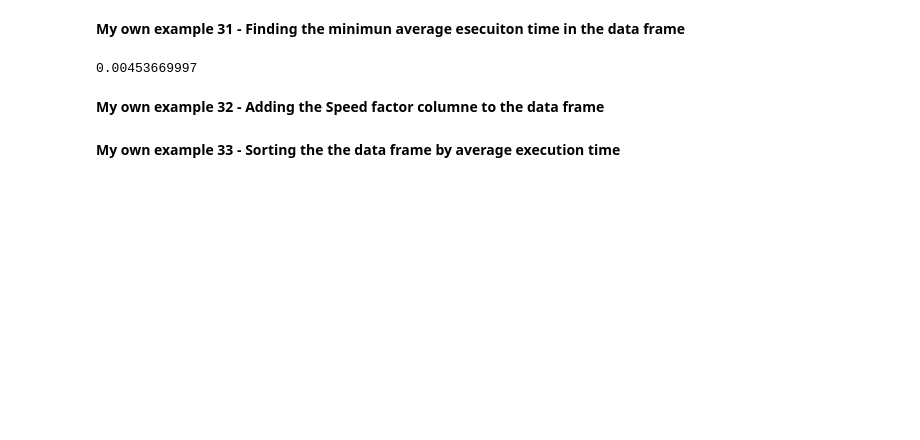
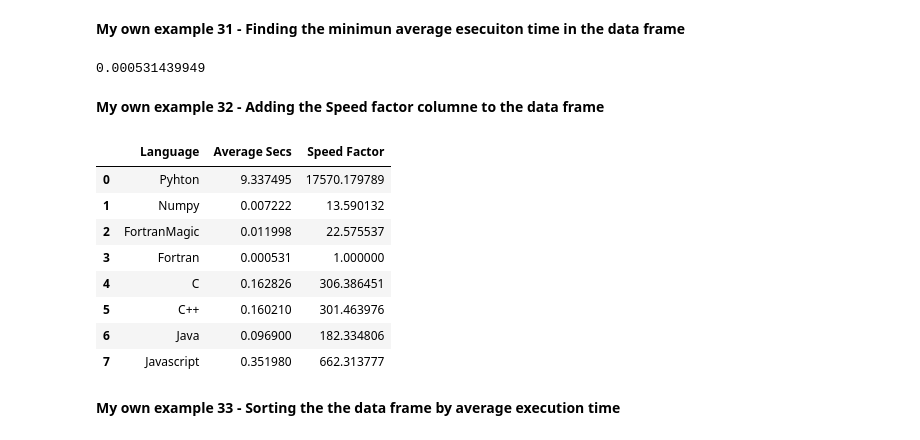
Before and after one commit to Fecry/MetNumUN2024I, a Jupyter notebook: Lab2/crramirezmo_Lab2.ipynb, the cells around one changed output. Saved outputs shown, nothing was run; the diff lists cells and outputs as text; code cells hidden in the pictures; blank space fills up the shorter version.

```diff
--- a/Lab2/crramirezmo_Lab2.ipynb
+++ b/Lab2/crramirezmo_Lab2.ipynb
@@ -529,0 +407,3 @@ Ejecución 10 -> 0.006289383000002147 segundos.
+# %%
+DF_com_time_ex.loc[len(DF_com_time_ex.index)] = ['Numpy', avg/10]
+display(DF_com_time_ex)
@@ -1251,0 +922,27 @@ Writing matMul.js
+# %%
+%%writefile matJavascript.js
+const { performance } = require('perf_hooks');
+const fs = require("fs");
+
+// Crear y rellenar la matriz A
+var count = 10;
+let A = [];
+for (let i = 0; i < 600; i++) {
+    A[i] = [];
+    for (let j = 0; j < 100; j++) {
+        A[i][j] = count + i + j;
+    }
+}
+
+// Crear y rellenar la matriz B
+let B = [];
+for (let i = 0; i < 100; i++) {
+    B[i] = [];
+    for (let j = 0; j < 600; j++) {
+        B[i][j] = count + i + j;
+    }
+}
+
+// Guardar las matrices en un archivo
+let matrices = { A, B };
+fs.writeFileSync('matrices.json', JSON.stringify(matrices));
@@ -1285,0 +1001,10 @@ language_average
+# %%
+import json
+with open("total.json", 'r') as js:
+    total = float(json.load(js))
+
+# Agregar el valor a un diccionario
+DF_com_time_ex = DF_com_time_ex.append({'Language': 'Javascript', 'Average Secs': total}, ignore_index=True)
+
+# Mostrar el DataFrame
+display(DF_com_time_ex)
@@ -1286,9 +1021,11 @@ language_average
 # %% [markdown]
 **My own example 31 - Finding the minimun average esecuiton time in the data frame**
-# %%
-min_time_Language = language_average['Promedio (s)'].min();
-min_time_Language
-# %% [output]
-0.00453669997
+# %%
+
+
+min_avg=min(DF_com_time_ex["Average Secs"])
+min_avg
+# %% [output]
+0.000531439949
 # %% [markdown]
 **My own example 32 - Adding the Speed factor columne to the data frame**
@@ -1300,2 +1032,17 @@ language_average['Factor de velocidad'] = speed
+# %%
+DF_com_time_ex["Speed Factor"] = DF_com_time_ex["Average Secs"].apply(lambda x: float(x))
+min = DF_com_time_ex['Average Secs'].min()
+DF_com_time_ex['Speed Factor'] = DF_com_time_ex["Average Secs"]/min
+DF_com_time_ex
+# %% [output]
+|  | Language | Average Secs | Speed Factor |
+| 0 | Pyhton | 9.337495 | 17570.179789 |
+| 1 | Numpy | 0.007222 | 13.590132 |
+| 2 | FortranMagic | 0.011998 | 22.575537 |
+| 3 | Fortran | 0.000531 | 1.000000 |
+| 4 | C | 0.162826 | 306.386451 |
+| 5 | C++ | 0.160210 | 301.463976 |
+| 6 | Java | 0.096900 | 182.334806 |
+| 7 | Javascript | 0.351980 | 662.313777 |
 # %% [markdown]
 **My own example 33 - Sorting the the data frame by average execution time**
```
Also changed, not shown: parts of 163 cells of this notebook.
